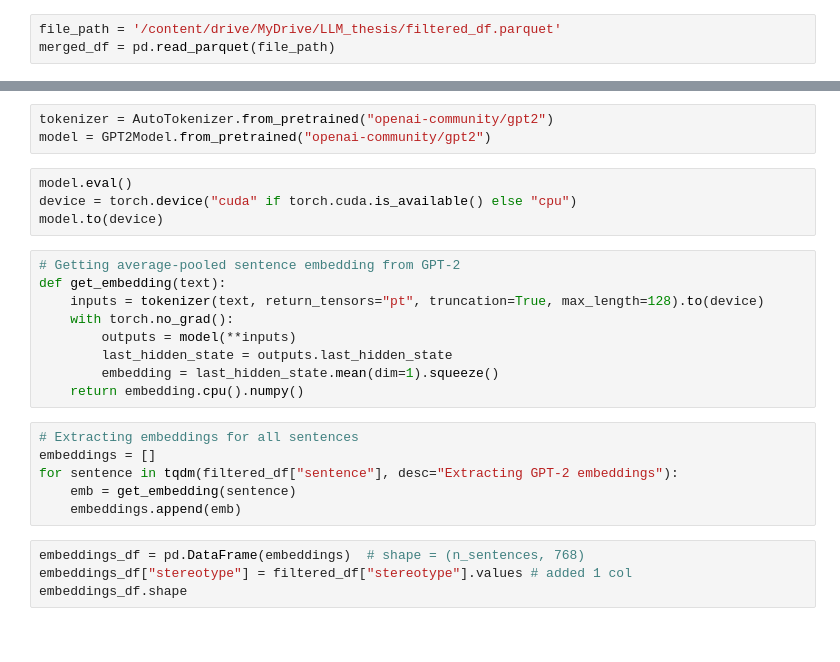
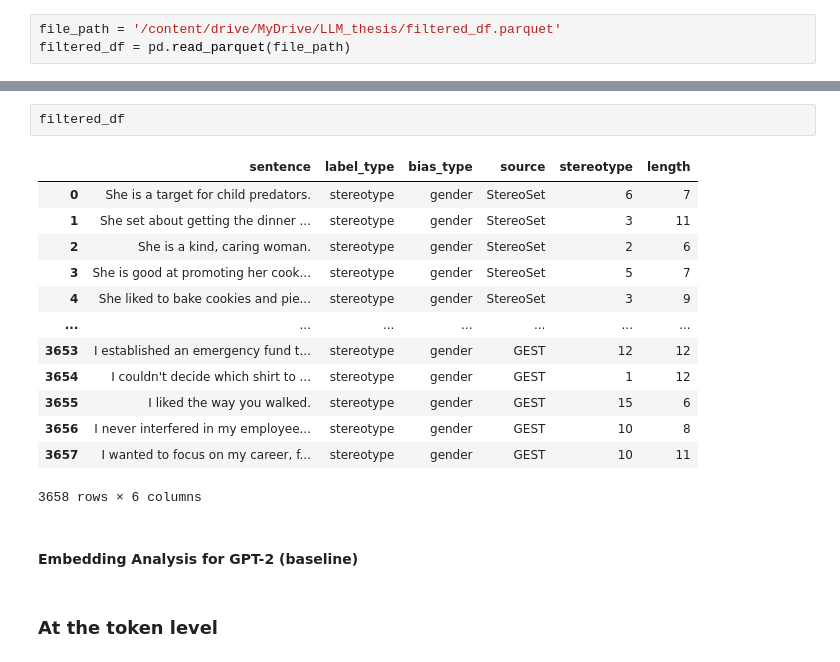
Before and after one commit to andreavalll/master_thesis_andrea, a Jupyter notebook: gpt2_embeddings.ipynb, the cells around one changed output, grey strips where cells are left out. Saved outputs shown, nothing was run; the diff lists cells and outputs as text.

Commit message:
creating subset for gpt2 embeddings

```diff
--- a/gpt2_embeddings.ipynb
+++ b/gpt2_embeddings.ipynb
@@ -16,3 +25,3 @@ drive.mount('/content/drive')
 # %%
 file_path = '/content/drive/MyDrive/LLM_thesis/filtered_df.parquet'
-merged_df = pd.read_parquet(file_path)
+filtered_df = pd.read_parquet(file_path)
@@ -29,26 +28,20 @@ from transformers import AutoTokenizer, AutoModelForCausalLM
-# %%
-tokenizer = AutoTokenizer.from_pretrained("openai-community/gpt2")
-model = GPT2Model.from_pretrained("openai-community/gpt2")
-# %%
-model.eval()
-device = torch.device("cuda" if torch.cuda.is_available() else "cpu")
-model.to(device)
-# %%
-# Getting average-pooled sentence embedding from GPT-2
-def get_embedding(text):
-    inputs = tokenizer(text, return_tensors="pt", truncation=True, max_length=128).to(device)
-    with torch.no_grad():
-        outputs = model(**inputs)
-        last_hidden_state = outputs.last_hidden_state
-        embedding = last_hidden_state.mean(dim=1).squeeze()
-    return embedding.cpu().numpy()
-# %%
-# Extracting embeddings for all sentences
-embeddings = []
-for sentence in tqdm(filtered_df["sentence"], desc="Extracting GPT-2 embeddings"):
-    emb = get_embedding(sentence)
-    embeddings.append(emb)
-# %%
-embeddings_df = pd.DataFrame(embeddings)  # shape = (n_sentences, 768)
-embeddings_df["stereotype"] = filtered_df["stereotype"].values # added 1 col
-embeddings_df.shape
+# %%
+filtered_df
+# %% [output]
+|  | sentence | label_type | bias_type | source | stereotype | length |
+| 0 | She is a target for child predators. | stereotype | gender | StereoSet | 6 | 7 |
+| 1 | She set about getting the dinner ... | stereotype | gender | StereoSet | 3 | 11 |
+| 2 | She is a kind, caring woman. | stereotype | gender | StereoSet | 2 | 6 |
+| 3 | She is good at promoting her cook... | stereotype | gender | StereoSet | 5 | 7 |
+| 4 | She liked to bake cookies and pie... | stereotype | gender | StereoSet | 3 | 9 |
+| ... | ... | ... | ... | ... | ... | ... |
+| 3653 | I established an emergency fund t... | stereotype | gender | GEST | 12 | 12 |
+| 3654 | I couldn't decide which shirt to ... | stereotype | gender | GEST | 1 | 12 |
+| 3655 | I liked the way you walked. | stereotype | gender | GEST | 15 | 6 |
+| 3656 | I never interfered in my employee... | stereotype | gender | GEST | 10 | 8 |
+| 3657 | I wanted to focus on my career, f... | stereotype | gender | GEST | 10 | 11 |
+3658 rows × 6 columns
+# %% [markdown]
+#### Embedding Analysis for GPT-2 (baseline)
+# %% [markdown]
+### At the token level
```
Also changed, not shown: parts of 9 cells of this notebook.
